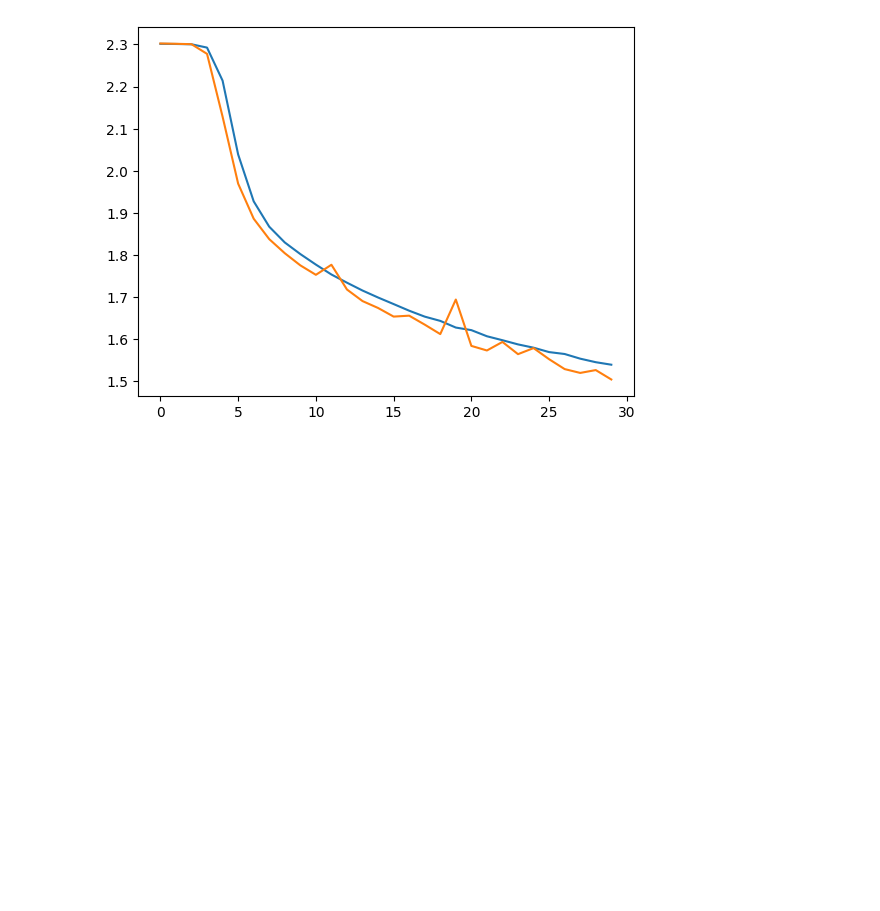
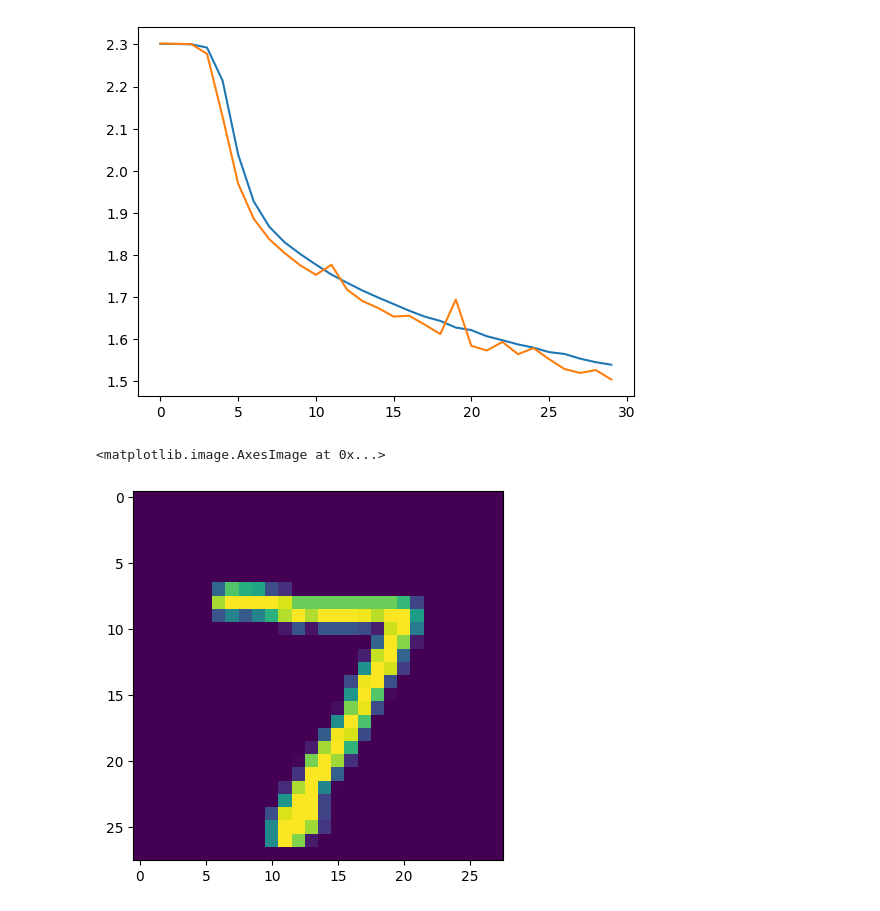
Before and after one commit to sanu0/deep_learning_codes, a Jupyter notebook: 2_Forward-Propagation/Mnist-Dataset-Prediction-ANN/Mnist-dataset-ANN.ipynb, the cells around one changed output. Drawn from its saved outputs; the diff is of its cells as text; code cells hidden in the pictures; blank space fills up the shorter version.

```diff
--- a/2_Forward-Propagation/Mnist-Dataset-Prediction-ANN/Mnist-dataset-ANN.ipynb
+++ b/2_Forward-Propagation/Mnist-Dataset-Prediction-ANN/Mnist-dataset-ANN.ipynb
@@ -170,3 +170,8 @@ plt.plot(history.history['val_loss'])
 # %% [output]
 [<matplotlib.lines.Line2D at 0x...>]
 [figure]
+# %%
+plt.imshow(X_test[0])
+# %% [output]
+<matplotlib.image.AxesImage at 0x...>
+[figure, added]
```
Also changed, not shown: parts of 1 cell of this notebook, 1 other file.
